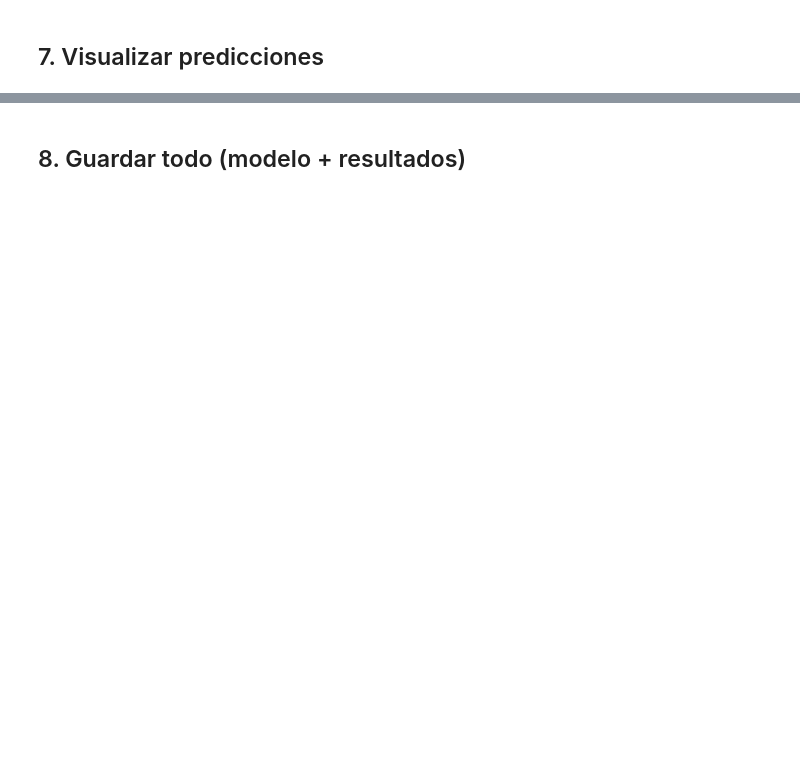
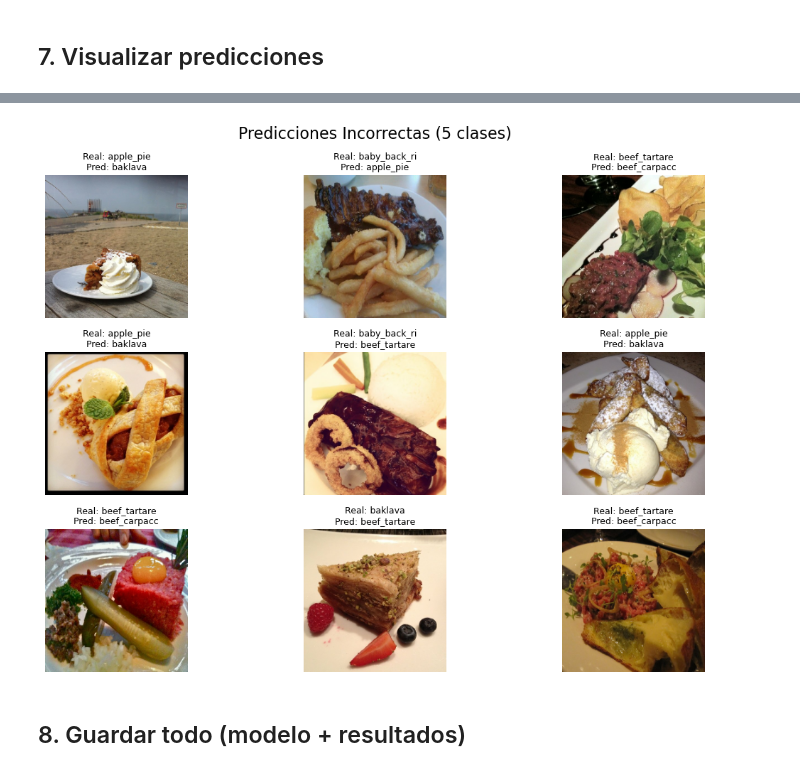
Before and after one commit to JesusMaVe/ia_jup.py, a Jupyter notebook: nutri.ipynb, the cells around one changed output, grey strips where cells are left out. Cells and saved outputs as stored; diff of their text form; code cells hidden in the pictures; blank space fills up the shorter version.

```diff
--- a/nutri.ipynb
+++ b/nutri.ipynb
@@ -282,20 +361,21 @@ plt.show()
 # %%
 # Visualizar predicciones incorrectas
 if len(incorrect_indices) > 0:
     plt.figure(figsize=(12, 8))
     for i in range(min(9, len(incorrect_indices))):
         idx = incorrect_indices[i]
         plt.subplot(3, 3, i + 1)
         plt.imshow(sample_images[idx])
         plt.title(f'Real: {class_names[sample_labels[idx]][:12]}\nPred: {class_names[sample_predictions[idx]][:12]}',
                   fontsize=9)
         plt.axis('off')
-    plt.suptitle('Predicciones Incorrectas', fontsize=16)
+    plt.suptitle(f'Predicciones Incorrectas ({NUM_CLASSES_TO_USE} clases)', fontsize=16)
     plt.tight_layout()
-    plt.savefig('results/incorrect_predictions.png')
     plt.show()
 else:
     print('No hay predicciones incorrectas en la muestra')
+# %% [output]
+[figure, added]
 # %% [markdown]
 ## 8. Guardar todo (modelo + resultados)
 # %%
```
Also changed, not shown: parts of 23 cells of this notebook, 2 other files.
